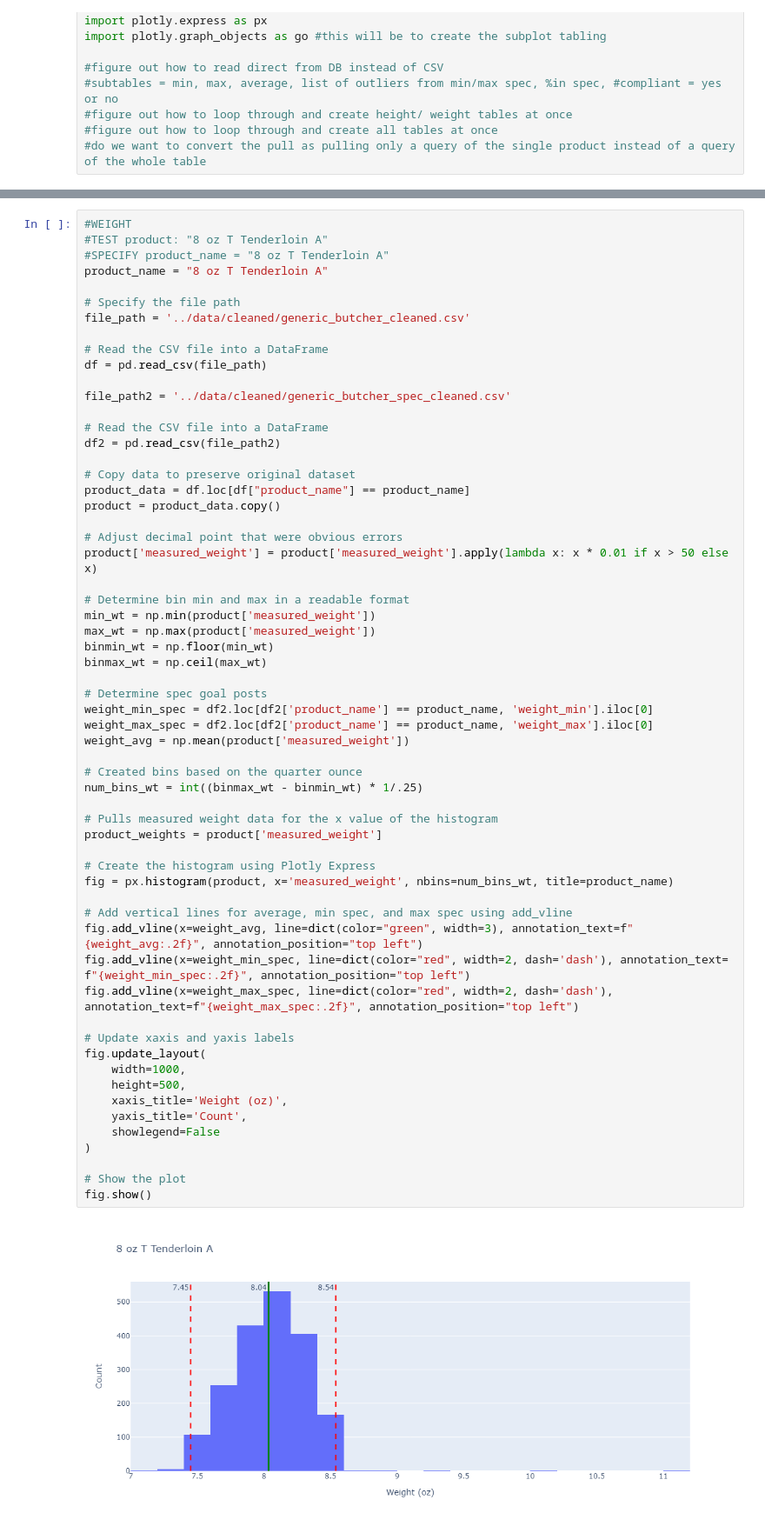
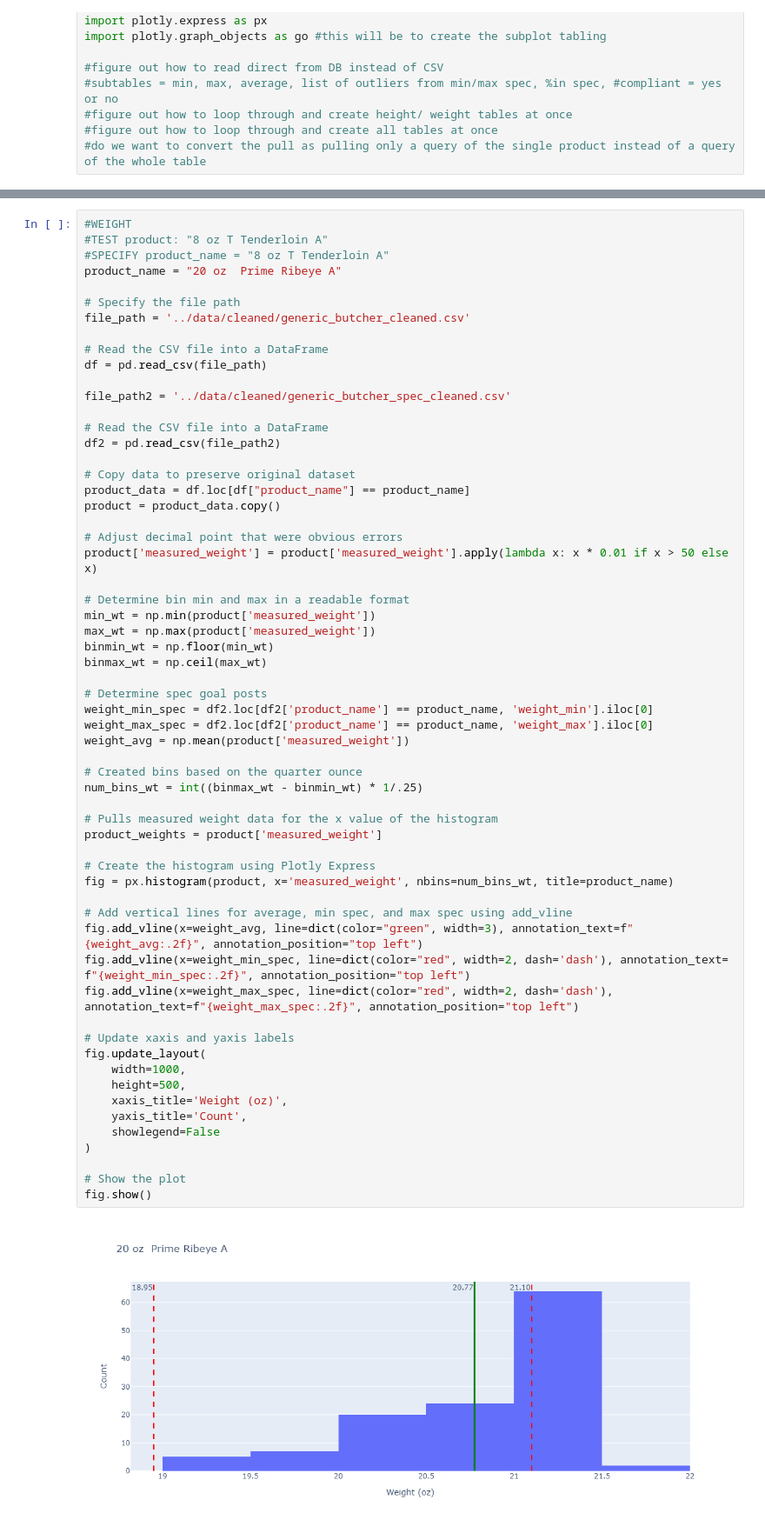
Before and after one commit to ThePennyGoblin/SMU_Project_3_Team-_1, a Jupyter notebook: scratch_jupyter_books/CG_scratch2.ipynb, the cells around one changed output, grey strips where cells are left out. Shown at 87% size. Drawn from its saved outputs; the diff is of its cells as text.

```diff
--- a/scratch_jupyter_books/CG_scratch2.ipynb
+++ b/scratch_jupyter_books/CG_scratch2.ipynb
@@ -59,7 +270,7 @@ percent_in_spec = np.
 #WEIGHT
 #TEST product: "8 oz T Tenderloin A"
 #SPECIFY product_name = "8 oz T Tenderloin A"
-product_name = "8 oz T Tenderloin A"
+product_name = "20 oz  Prime Ribeye A"
 
 # Specify the file path
 file_path = '../data/cleaned/generic_butcher_cleaned.csv'
@@ -89,34 +300,34 @@ binmax_wt = np.ceil(max_wt)
 weight_min_spec = df2.loc[df2['product_name'] == product_name, 'weight_min'].iloc[0]
 weight_max_spec = df2.loc[df2['product_name'] == product_name, 'weight_max'].iloc[0]
 weight_avg = np.mean(product['measured_weight'])
 
 # Created bins based on the quarter ounce
 num_bins_wt = int((binmax_wt - binmin_wt) * 1/.25)
 
 # Pulls measured weight data for the x value of the histogram
 product_weights = product['measured_weight']
 
 # Create the histogram using Plotly Express
 fig = px.histogram(product, x='measured_weight', nbins=num_bins_wt, title=product_name)
 
 # Add vertical lines for average, min spec, and max spec using add_vline
 fig.add_vline(x=weight_avg, line=dict(color="green", width=3), annotation_text=f"{weight_avg:.2f}", annotation_position="top left")
 fig.add_vline(x=weight_min_spec, line=dict(color="red", width=2, dash='dash'), annotation_text= f"{weight_min_spec:.2f}", annotation_position="top left")
 fig.add_vline(x=weight_max_spec, line=dict(color="red", width=2, dash='dash'), annotation_text=f"{weight_max_spec:.2f}", annotation_position="top left")
 
 # Update xaxis and yaxis labels
 fig.update_layout(
     width=1000,
     height=500,
     xaxis_title='Weight (oz)',
     yaxis_title='Count',
     showlegend=False
 )
 
 # Show the plot
 fig.show()
 # %% [output]
-[figure, old version]
+[figure, new version]
 # %%
 #THICKNESS (NOTE-- min thick needs to be removed at cleaning stage)
 #TEST product: "8 oz T Tenderloin A"
```
Also changed, not shown: parts of 4 cells of this notebook.
